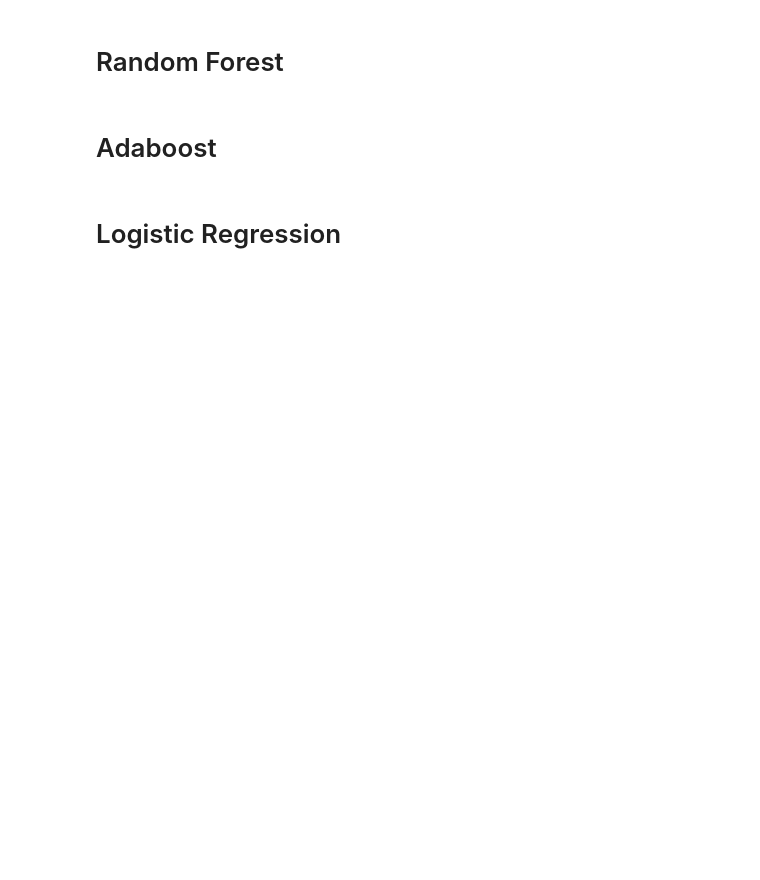
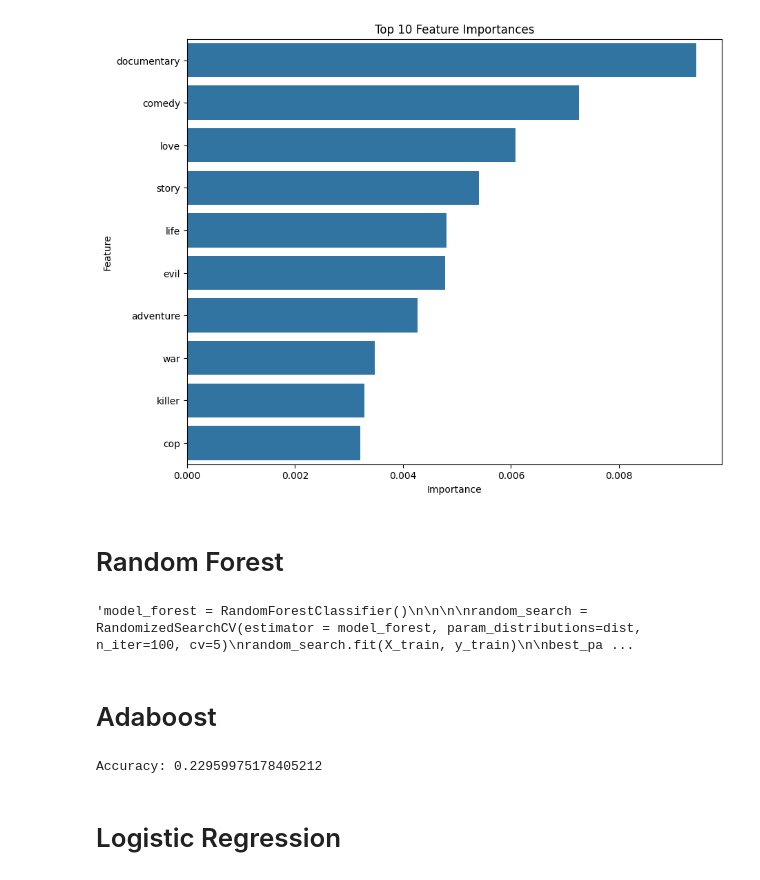
Before and after one commit to sara-kent/ML-Final, a Jupyter notebook: Machine learning.ipynb, the cells around one changed output. Drawn from its saved outputs; the diff is of its cells as text; code cells hidden in the pictures; blank space fills up the shorter version.

```diff
--- a/Machine learning.ipynb
+++ b/Machine learning.ipynb
@@ -12,6 +127,57 @@ import matplotlib.pyplot as plt
+# %%
+feature_importances = model_forest.feature_importances_
+
+# Get the names of the features
+feature_names = X_train_filtered.columns.tolist()  # Assuming df is your original dataframe
+
+# Create a dataframe to hold feature names and their importances
+feature_importance_df = pd.DataFrame({'Feature': feature_names, 'Importance': feature_importances})
+
+# Sort the dataframe by importance in descending order
+feature_importance_df = feature_importance_df.sort_values(by='Importance', ascending=False)
+
+# Plot the feature importances
+plt.figure(figsize=(10, 8))
+sns.barplot(x='Importance', y='Feature', data=feature_importance_df.head(10))  # Adjust head(10) to display top N features
+plt.xlabel('Importance')
+plt.ylabel('Feature')
+plt.title('Top 10 Feature Importances')
+plt.show()
+# %% [output]
+[figure, added]
 # %% [markdown]
 # Random Forest
+# %%
+
+'''model_forest = RandomForestClassifier()
+
+
+
+random_search = RandomizedSearchCV(estimator = model_forest, param_distributions=dist, n_iter=100, cv=5)
+random_search.fit(X_train, y_train)
+
+best_params = random_search.best_params_'''
+# %% [output]
+'model_forest = RandomForestClassifier()\n\n\n\nrandom_search = RandomizedSearchCV(estimator = model_forest, param_distributions=dist, n_iter=100, cv=5)\nrandom_search.fit(X_train, y_train)\n\nbest_pa ...
 # %% [markdown]
 # Adaboost
+# %%
+base_estimator = DecisionTreeClassifier(max_depth=1)
+
+# Initialize AdaBoost classifier
+model_ada = AdaBoostClassifier(estimatpr=base_estimator, n_estimators=100, random_state=42)
+
+# Fit the classifier on the training data
+model_ada.fit(X_train_filtered, y_train_encoded)
+
+# Predict the labels for the test data
+y_pred_encoded = model_ada.predict(X_test_filtered)
+
+y_pred = label_encoder.inverse_transform(y_pred_encoded)
+# Calculate accuracy
+accuracy = accuracy_score(y_test, y_pred)
+print("Accuracy:", accuracy)
+# %% [output]
+Accuracy: 0.22959975178405212
 # %% [markdown]
 # Logistic Regression
```
Also changed, not shown: parts of 8 cells of this notebook.
